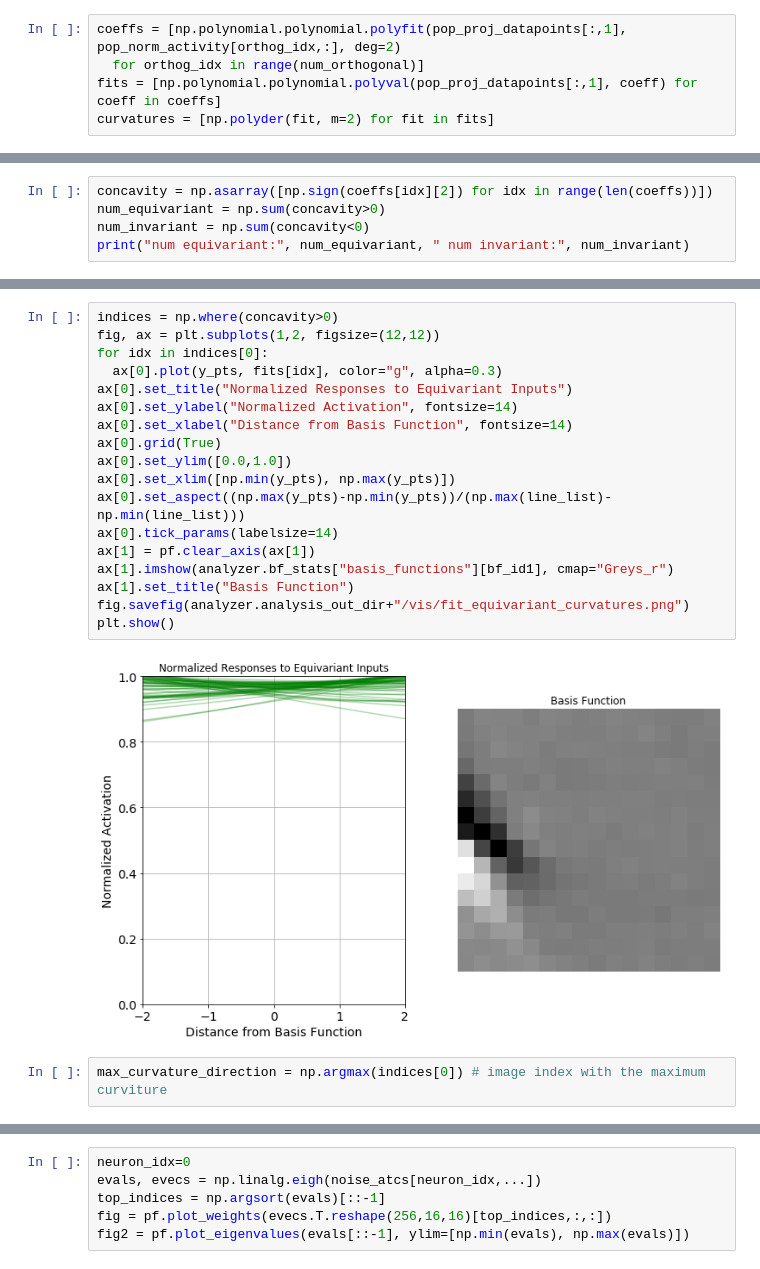
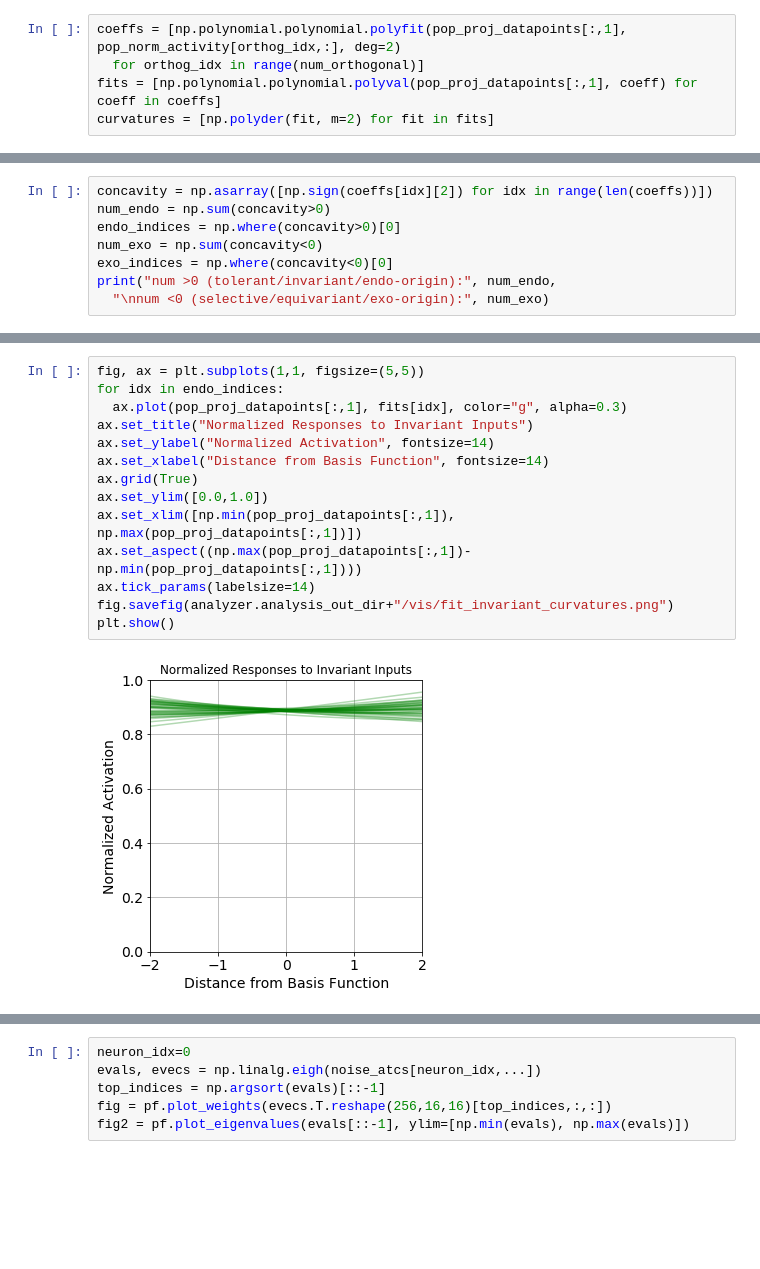
Before and after one commit to dpaiton/DeepSparseCoding, a Jupyter notebook: vis_lca.ipynb, the cells around one changed output, grey strips where cells are left out. Drawn from its saved outputs; the diff is of its cells as text; blank space fills up the shorter version.

```diff
--- a/vis_lca.ipynb
+++ b/vis_lca.ipynb
@@ -454,6 +454,9 @@ plt.show()
 # %%
 concavity = np.asarray([np.sign(coeffs[idx][2]) for idx in range(len(coeffs))])
-num_equivariant = np.sum(concavity>0)
-num_invariant = np.sum(concavity<0)
-print("num equivariant:", num_equivariant, " num invariant:", num_invariant)
+num_endo = np.sum(concavity>0)
+endo_indices = np.where(concavity>0)[0]
+num_exo = np.sum(concavity<0)
+exo_indices = np.where(concavity<0)[0]
+print("num >0 (tolerant/invariant/endo-origin):", num_endo,
+  "\nnum <0 (selective/equivariant/exo-origin):", num_exo)
 # %% [output]
@@ -461,22 +465,16 @@ num equivariant: 37  num invariant: 730
 # %%
-indices = np.where(concavity>0)
-fig, ax = plt.subplots(1,2, figsize=(12,12))
-for idx in indices[0]:
-  ax[0].plot(y_pts, fits[idx], color="g", alpha=0.3)
-ax[0].set_title("Normalized Responses to Equivariant Inputs")
-ax[0].set_ylabel("Normalized Activation", fontsize=14)
-ax[0].set_xlabel("Distance from Basis Function", fontsize=14)
-ax[0].grid(True)
-ax[0].set_ylim([0.0,1.0])
-ax[0].set_xlim([np.min(y_pts), np.max(y_pts)])
-ax[0].set_aspect((np.max(y_pts)-np.min(y_pts))/(np.max(line_list)-np.min(line_list)))
-ax[0].tick_params(labelsize=14)
-ax[1] = pf.clear_axis(ax[1])
-ax[1].imshow(analyzer.bf_stats["basis_functions"][bf_id1], cmap="Greys_r")
-ax[1].set_title("Basis Function")
-fig.savefig(analyzer.analysis_out_dir+"/vis/fit_equivariant_curvatures.png")
+fig, ax = plt.subplots(1,1, figsize=(5,5))
+for idx in endo_indices:
+  ax.plot(pop_proj_datapoints[:,1], fits[idx], color="g", alpha=0.3)
+ax.set_title("Normalized Responses to Invariant Inputs")
+ax.set_ylabel("Normalized Activation", fontsize=14)
+ax.set_xlabel("Distance from Basis Function", fontsize=14)
+ax.grid(True)
+ax.set_ylim([0.0,1.0])
+ax.set_xlim([np.min(pop_proj_datapoints[:,1]), np.max(pop_proj_datapoints[:,1])])
+ax.set_aspect((np.max(pop_proj_datapoints[:,1])-np.min(pop_proj_datapoints[:,1])))
+ax.tick_params(labelsize=14)
+fig.savefig(analyzer.analysis_out_dir+"/vis/fit_invariant_curvatures.png")
 plt.show()
 # %% [output]
-[figure, old version]
+[figure, new version]
-# %%
-max_curvature_direction = np.argmax(indices[0]) # image index with the maximum curviture
```
Also changed, not shown: parts of 25 cells of this notebook, 1 other file.
